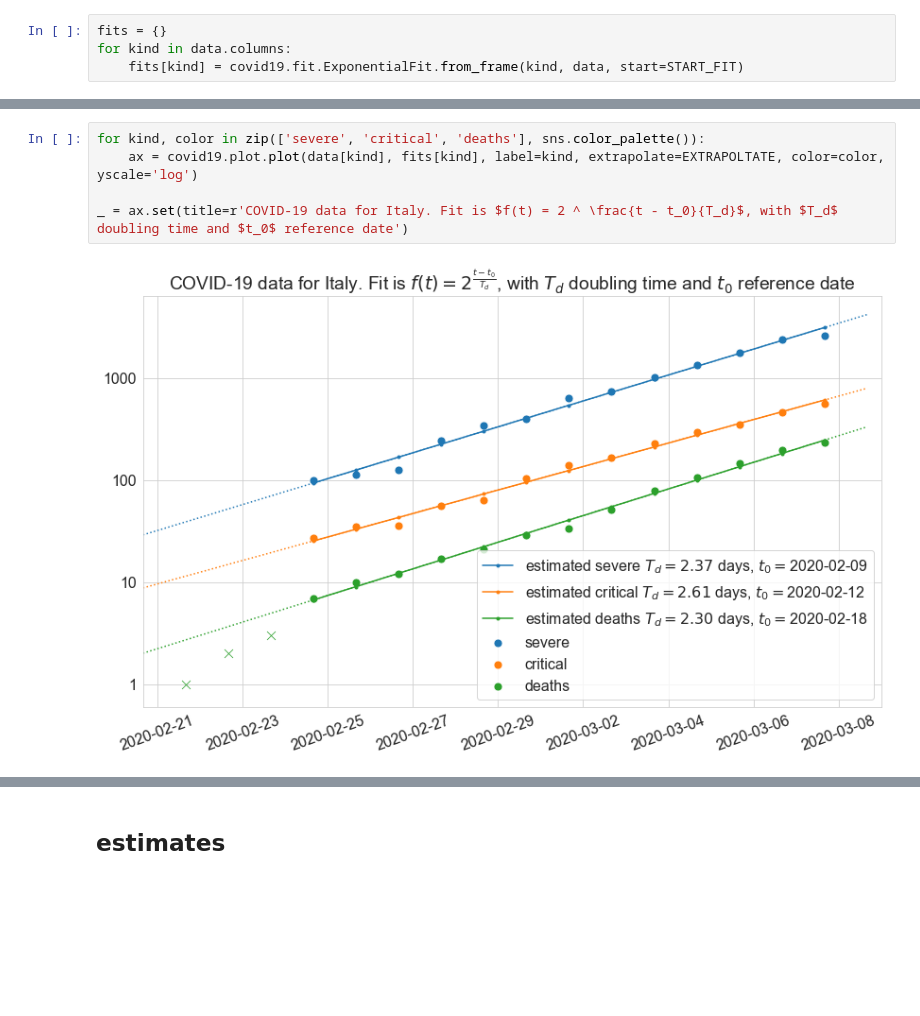
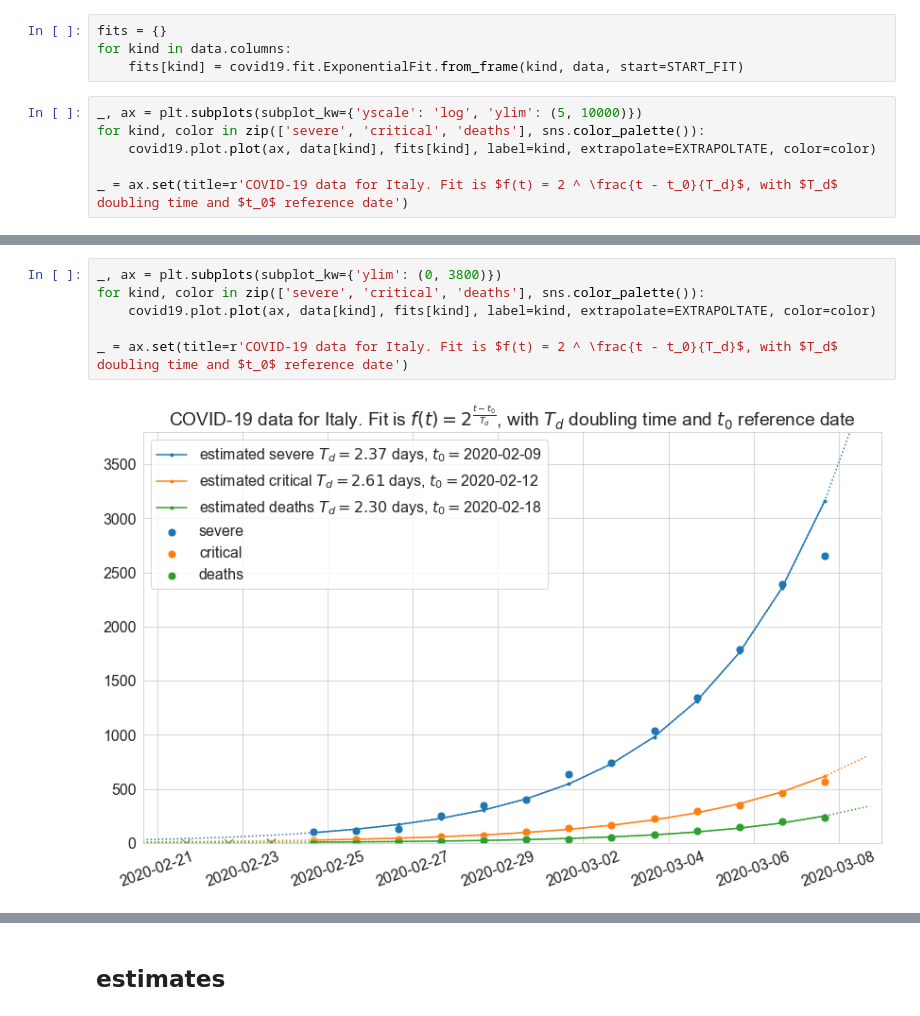
Before and after one commit to alexamici/covid-19-notebooks, a Jupyter notebook: notebooks/italy-situation-report.ipynb, the cells around one changed output, grey strips where cells are left out. Saved outputs shown, nothing was run; the diff lists cells and outputs as text; blank space fills up the shorter version.

Commit message:
Refactor plot functions

```diff
--- a/notebooks/italy-situation-report.ipynb
+++ b/notebooks/italy-situation-report.ipynb
@@ -50,3 +50,9 @@ EXTRAPOLTATE = ('2020-02-20T16:00', '2020-03-09')
 fits = {}
 for kind in data.columns:
     fits[kind] = covid19.fit.ExponentialFit.from_frame(kind, data, start=START_FIT)
+# %%
+_, ax = plt.subplots(subplot_kw={'yscale': 'log', 'ylim': (5, 10000)})
+for kind, color in zip(['severe', 'critical', 'deaths'], sns.color_palette()):
+    covid19.plot.plot(ax, data[kind], fits[kind], label=kind, extrapolate=EXTRAPOLTATE, color=color)
+
+_ = ax.set(title=r'COVID-19 data for Italy. Fit is $f(t) = 2 ^ \frac{t - t_0}{T_d}$, with $T_d$ doubling time and $t_0$ reference date')
@@ -53,7 +61,8 @@ for kind in data.columns:
 # %%
+_, ax = plt.subplots(subplot_kw={'ylim': (0, 3800)})
 for kind, color in zip(['severe', 'critical', 'deaths'], sns.color_palette()):
-    ax = covid19.plot.plot(data[kind], fits[kind], label=kind, extrapolate=EXTRAPOLTATE, color=color, yscale='log')
+    covid19.plot.plot(ax, data[kind], fits[kind], label=kind, extrapolate=EXTRAPOLTATE, color=color)
 
 _ = ax.set(title=r'COVID-19 data for Italy. Fit is $f(t) = 2 ^ \frac{t - t_0}{T_d}$, with $T_d$ doubling time and $t_0$ reference date')
 # %% [output]
-[figure, old version]
+[figure, new version]
```
Also changed, not shown: parts of 2 cells of this notebook, 2 other files.
